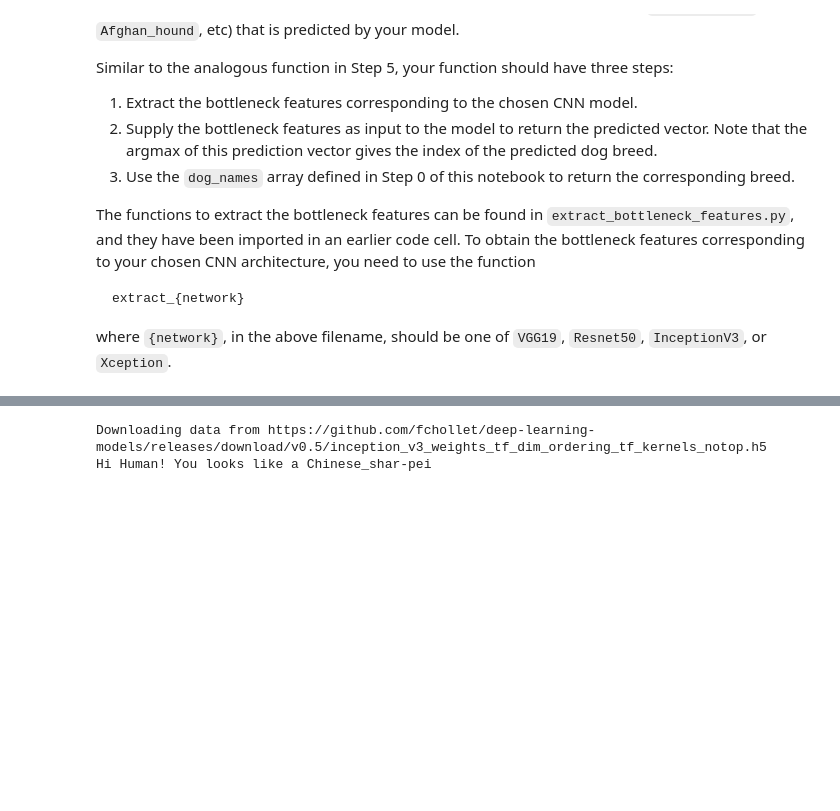
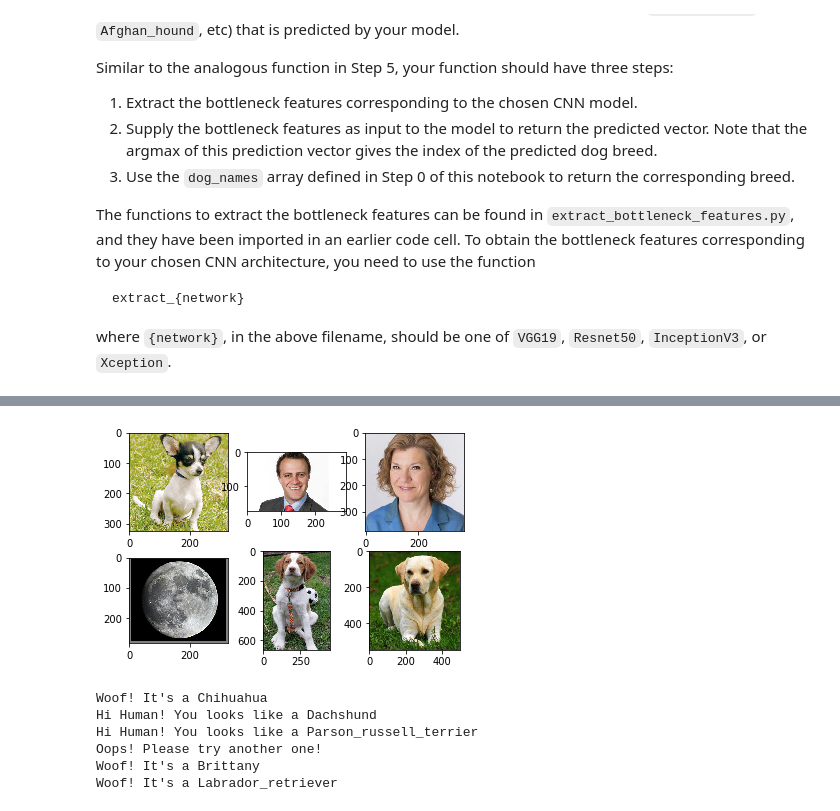
Before and after one commit to wayneyeye/dog-project, a Jupyter notebook: dog_app.ipynb, the cells around one changed output, grey strips where cells are left out. Drawn from its saved outputs; the diff is of its cells as text; code cells hidden in the pictures; blank space fills up the shorter version.

Commit message:
finish first draft

```diff
--- a/dog_app.ipynb
+++ b/dog_app.ipynb
@@ -769,8 +774,31 @@ __Answer:__
+# %%
+## TODO: Execute your algorithm from Step 6 on
+## at least 6 images on your computer.
+img_list=["images/chiwawa.jpg","images/human1.jpg","images/human2.jpg","images/themoon.jpg","images/Brittany_02625.jpg","images/Labrador_retriever_06457.jpg"]
+from PIL import Image
+images=[]
+for filename in img_list: #assuming gif
+    im=Image.open(filename)
+    images.append(im)
+#plot the pictures first
+f, axarr = plt.subplots(2,3)
+axarr[0,0].imshow(images[0])
+axarr[0,1].imshow(images[1])
+axarr[0,2].imshow(images[2])
+axarr[1,0].imshow(images[3])
+axarr[1,1].imshow(images[4])
+axarr[1,2].imshow(images[5])
+plt.draw()
+# %% [output]
+[figure, added]
 # %%
-## TODO: Execute your algorithm from Step 6 on
-## at least 6 images on your computer.
-breed_detector("images/sample_human_output.png")
-## Feel free to use as many code cells as needed.
+for img in img_list:
+    breed_detector(img)
+# Feel free to use as many code cells as needed.
 # %% [output]
-Downloading data from https://github.com/fchollet/deep-learning-models/releases/download/v0.5/inception_v3_weights_tf_dim_ordering_tf_kernels_notop.h5
-Hi Human! You looks like a Chinese_shar-pei
+Woof! It's a Chihuahua
+Hi Human! You looks like a Dachshund
+Hi Human! You looks like a Parson_russell_terrier
+Oops! Please try another one!
+Woof! It's a Brittany
+Woof! It's a Labrador_retriever
```
Also changed, not shown: parts of 7 cells of this notebook, 7 other files.
